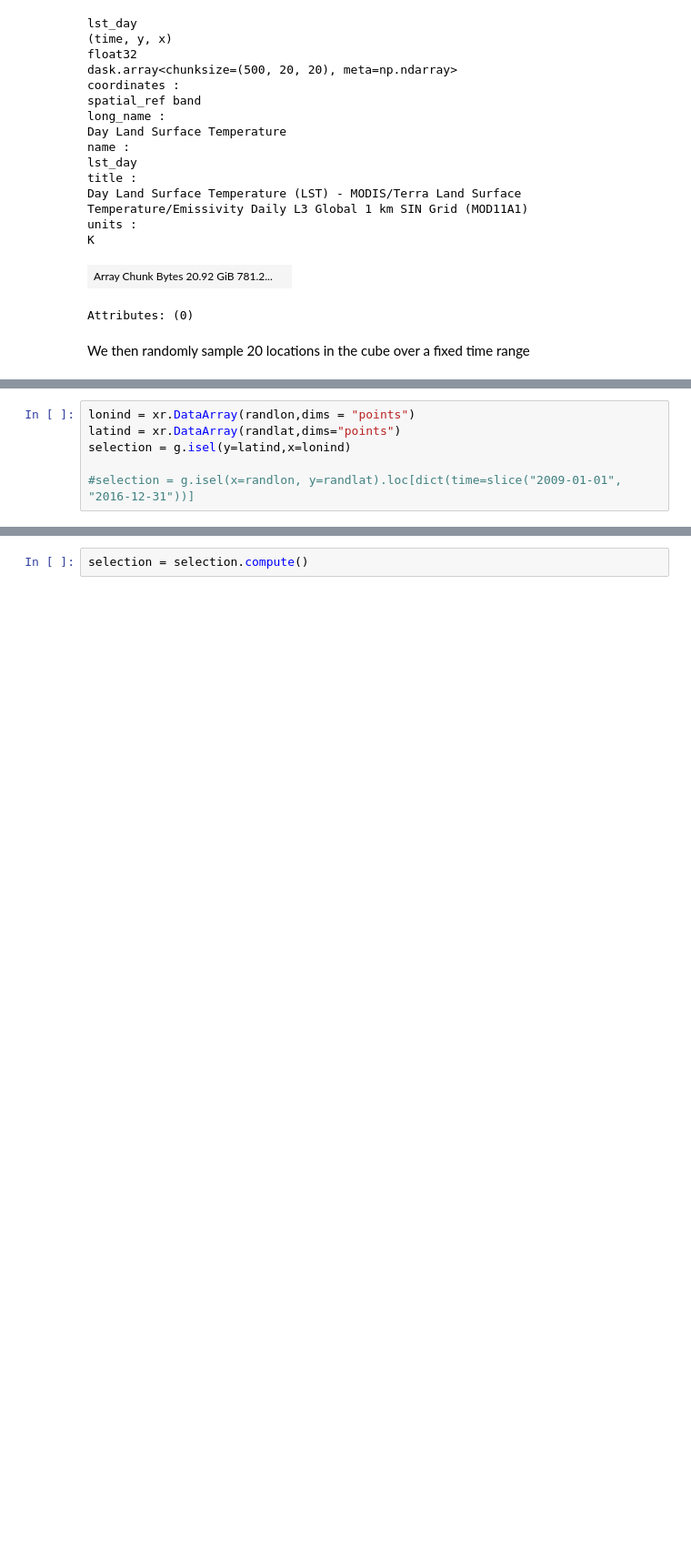
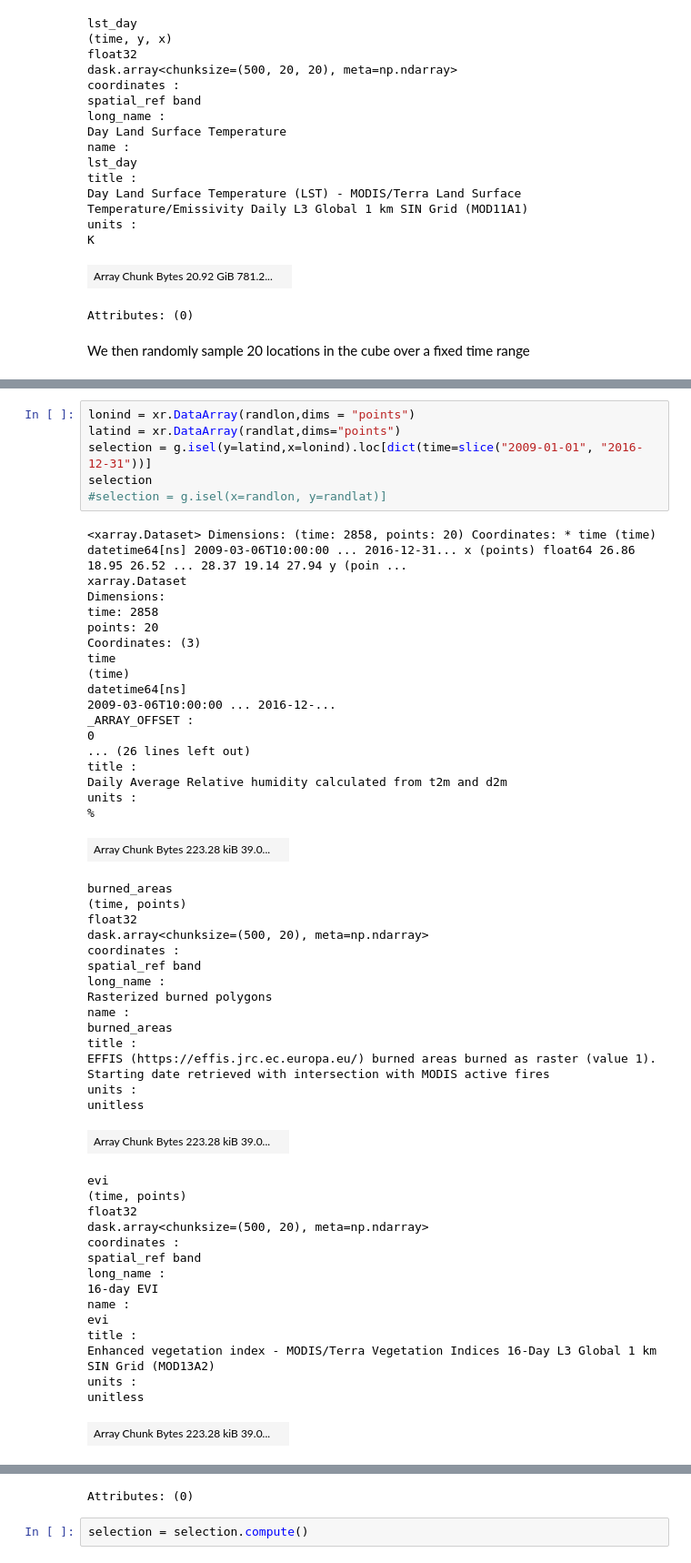
Before and after one commit to melwey/server_access, a Jupyter notebook: sampler_demo_python.ipynb, the cells around one changed output, grey strips where cells are left out. Shown: that part at 91% size. Saved outputs shown, nothing was run; the diff lists cells and outputs as text; blank space fills up the shorter version.

```diff
--- a/sampler_demo_python.ipynb
+++ b/sampler_demo_python.ipynb
@@ -108,6 +108,55 @@ print(randlon)
 # %%
 lonind = xr.DataArray(randlon,dims = "points")
 latind = xr.DataArray(randlat,dims="points")
-selection = g.isel(y=latind,x=lonind)
-
-#selection = g.isel(x=randlon, y=randlat).loc[dict(time=slice("2009-01-01", "2016-12-31"))]
+selection = g.isel(y=latind,x=lonind).loc[dict(time=slice("2009-01-01", "2016-12-31"))]
+selection
+#selection = g.isel(x=randlon, y=randlat)]
+# %% [output]
+<xarray.Dataset> Dimensions: (time: 2858, points: 20) Coordinates: * time (time) datetime64[ns] 2009-03-06T10:00:00 ... 2016-12-31... x (points) float64 26.86 18.95 26.52 ... 28.37 19.14 27.94 y (poin ...
+xarray.Dataset
+Dimensions:
+time: 2858
+points: 20
+Coordinates: (3)
+time
+(time)
+datetime64[ns]
+2009-03-06T10:00:00 ... 2016-12-...
+_ARRAY_OFFSET :
+0
+... (26 lines left out)
+title :
+Daily Average Relative humidity calculated from t2m and d2m
+units :
+%
+| Array Chunk Bytes 223.28 kiB 39.0... |  |
+burned_areas
+(time, points)
+float32
+dask.array<chunksize=(500, 20), meta=np.ndarray>
+coordinates :
+spatial_ref band
+long_name :
+Rasterized burned polygons
+name :
+burned_areas
+title :
+EFFIS (https://effis.jrc.ec.europa.eu/) burned areas burned as raster (value 1). Starting date retrieved with intersection with MODIS active fires
+units :
+unitless
+| Array Chunk Bytes 223.28 kiB 39.0... |  |
+evi
+(time, points)
+float32
+dask.array<chunksize=(500, 20), meta=np.ndarray>
+coordinates :
+spatial_ref band
+long_name :
+16-day EVI
+name :
+evi
+title :
+Enhanced vegetation index - MODIS/Terra Vegetation Indices 16-Day L3 Global 1 km SIN Grid (MOD13A2)
+units :
+unitless
+| Array Chunk Bytes 223.28 kiB 39.0... |  |
@@ -114,2 +193,3 @@ selection = g.isel(y=latind,x=lonind)
+Attributes: (0)
 # %%
 selection = selection.compute()
```
Also changed, not shown: parts of 12 cells of this notebook.
